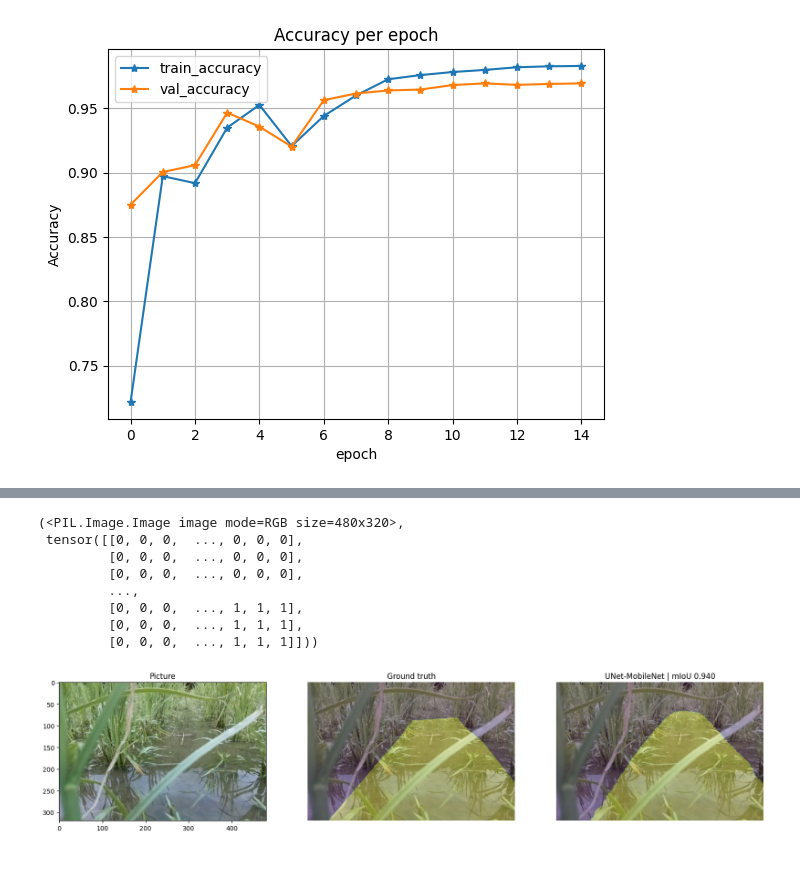
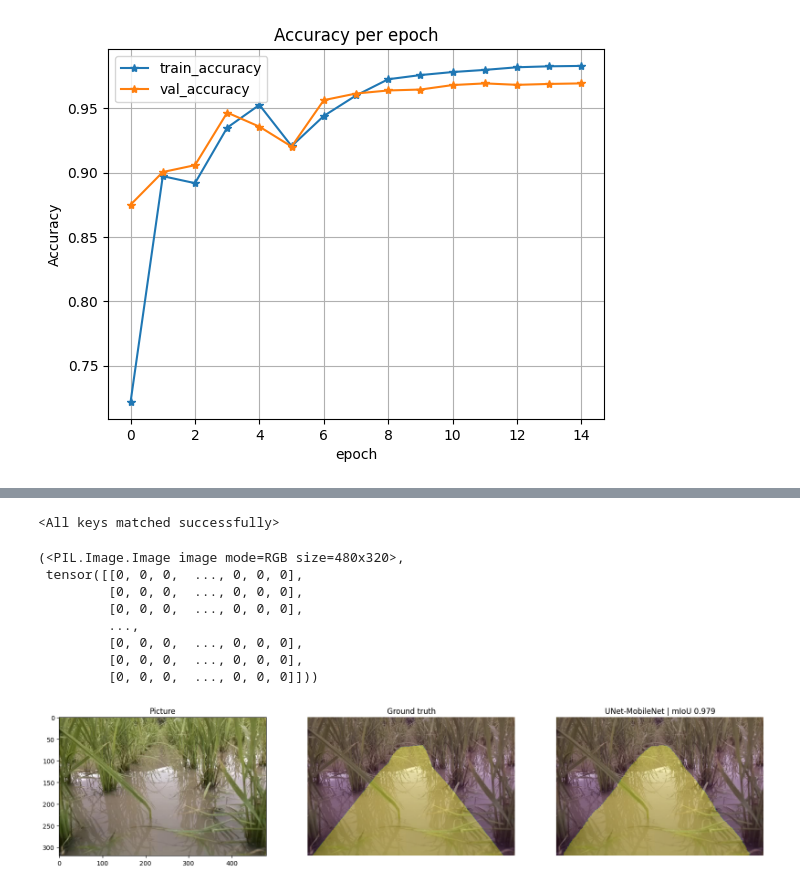
Before and after one commit to Kentaro-Machida/oyone_waterlane_detection, a Jupyter notebook: src/UNet.ipynb, the cells around one changed output, grey strips where cells are left out. Cells and saved outputs as stored; diff of their text form; code cells hidden in the pictures.

```diff
--- a/src/UNet.ipynb
+++ b/src/UNet.ipynb
@@ -37,14 +39,16 @@ MASK_PATH = '../processed_data/voc_datasets/400_dataset_voc/SegmentationClassPNG
 SAVE_MODEL_DIR = '../trained_models'
 # %%
-def create_df():
+def create_df(path):
     name = []
-    for dir_name, _, filenames in os.walk(IMAGE_PATH):
+    for dir_name, _, filenames in os.walk(path):
         for filename in filenames:
             name.append(filename.split('.')[0])
 
     return pd.DataFrame({'id': name}, index=np.arange(0, len(name)))
 
-df = create_df()
+df = create_df(IMAGE_PATH)
+df_test = create_df(TEST_IMAGE_PATH)
 print('Total Images: ', len(df))
+print('Total Test Images: ', len(df_test))
 # %% [output]
 Total Images:  400
@@ -51,19 +56,15 @@ Total Images:  400
 # %%
-TRAIN_RATE = 0.7
+TRAIN_RATE = 0.8
 VAL_RATE = 0.2
-TEST_RATE = 0.1
 
 train_num = int(TRAIN_RATE*len(df))
 val_num = int(VAL_RATE*len(df))
-test_num = len(df) - train_num - val_num
 
 df_train = df[0:train_num]
-df_val = df[train_num:train_num+val_num]
-df_test = df[train_num + val_num:]
+df_val = df[train_num:]
 
 df_train = df_train.reset_index(drop=True)
 df_val = df_val.reset_index(drop=True)
-df_test = df_test.reset_index(drop=True)
 
 print('Train size: ', len(df_train))
 print('Val size: ', len(df_val))
@@ -513,9 +516,23 @@ class WaterLaneTestDataset(Dataset):
 
 
         return img, mask
+# %%
+STATE_DICT_PATH = '../trained_models/400_dataset/Unet-Mobilenet_v2_mIoU-0.939.pt'
+
+model = smp.Unet(
+    'mobilenet_v2',
+    encoder_weights='imagenet',
+    classes=2,
+    activation=None,
+    encoder_depth=5,
+    decoder_channels=[256, 128, 64, 32, 16]
+    )
+model.load_state_dict(torch.load(STATE_DICT_PATH))
+# %% [output]
+<All keys matched successfully>
 # %%
 t_test = A.Resize(HEIGHT,WIDTH, interpolation=cv2.INTER_NEAREST)
-test_set = WaterLaneTestDataset(IMAGE_PATH, MASK_PATH, df_test, transform=t_test)
+test_set = WaterLaneTestDataset(TEST_IMAGE_PATH, TEST_MASK_PATH, df_test, transform=t_test)
 test_set.__getitem__(0)
 # %% [output]
 (<PIL.Image.Image image mode=RGB size=480x320>,
@@ -523,9 +540,9 @@ test_set.__getitem__(0)
          [0, 0, 0,  ..., 0, 0, 0],
          [0, 0, 0,  ..., 0, 0, 0],
          ...,
-         [0, 0, 0,  ..., 1, 1, 1],
-         [0, 0, 0,  ..., 1, 1, 1],
-         [0, 0, 0,  ..., 1, 1, 1]]))
+         [0, 0, 0,  ..., 0, 0, 0],
+         [0, 0, 0,  ..., 0, 0, 0],
+         [0, 0, 0,  ..., 0, 0, 0]]))
 # %%
 def predict_image_mask_miou(model, image, mask, mean=[0.485, 0.456, 0.406], std=[0.229, 0.224, 0.225]):
     model.eval()
@@ -561,20 +578,20 @@ def predict_image_mask_pixel(model, image, mask, mean=[0.485, 0.456, 0.406], std
         masked = masked.cpu().squeeze(0)  # バッチ次元を削除
     return masked, acc
 # %%
-image, mask = test_set[0]
+image, mask = test_set[110]
 pred_mask, score = predict_image_mask_miou(model, image, mask)
 fig, (ax1, ax2, ax3) = plt.subplots(1,3, figsize=(20,10))
 ax1.imshow(image)
 ax1.set_title('Picture')
 
 ax2.imshow(image)
 ax2.imshow(mask, alpha=0.3)
 ax2.set_title('Ground truth')
 ax2.set_axis_off()
 
 ax3.imshow(image)
 ax3.imshow(pred_mask, alpha=0.3)
 ax3.set_title('UNet-MobileNet | mIoU {:.3f}'.format(score))
 ax3.set_axis_off()
 # %% [output]
-[figure, old version]
+[figure, new version]
```
Also changed, not shown: parts of 4 cells of this notebook.
